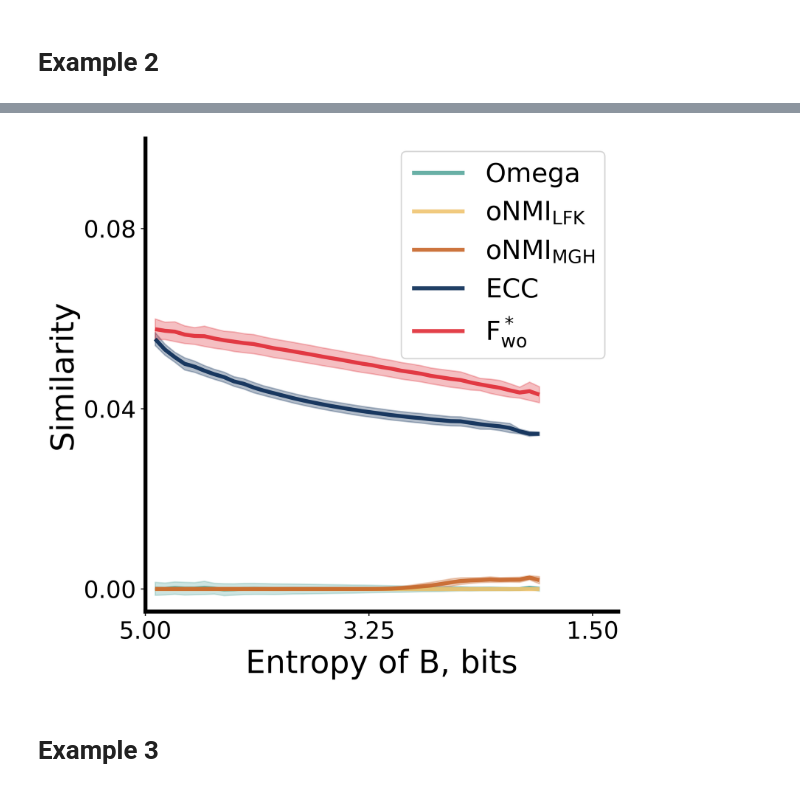
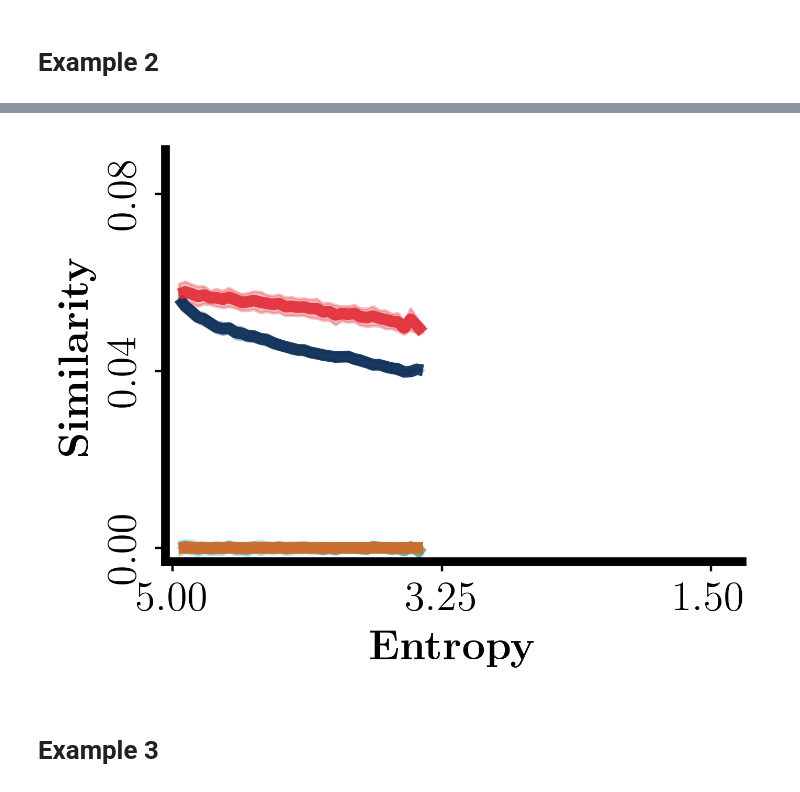
Before and after one commit to ryandewolfe33/Fstar, a Jupyter notebook: experiments/properties.ipynb, the cells around one changed output, grey strips where cells are left out. Cells and saved outputs as stored; diff of their text form; code cells hidden in the pictures.

```diff
--- a/experiments/properties.ipynb
+++ b/experiments/properties.ipynb
@@ -47,14 +53,14 @@ def hex2rgb(value):
 
 
 def set_size(w,h, ax=None):
-    """ w, h: width, height in inches """
+    """ w, h: width, height in cm """
     if not ax: ax=plt.gca()
     l = ax.figure.subplotpars.left
     r = ax.figure.subplotpars.right
     t = ax.figure.subplotpars.top
     b = ax.figure.subplotpars.bottom
-    figw = float(w)/(r-l)
-    figh = float(h)/(t-b)
+    figw = float(w)/(r-l)/2.54 #2.54 cm per inch
+    figh = float(h)/(t-b)/2.54
     ax.figure.set_size_inches(figw, figh)
 
 BiasColorDict = {}
@@ -183,4 +191,8 @@ plt.show()
 # %% [markdown]
 # Example 2
+# %%
+n_skew_points = 10**2 # increase to 10**4 to increase the entropy range as in the paper
+skew_step_size = 5*10**2
+n_bins = 40
 # %%
 %%time
@@ -242,35 +252,40 @@ Wall time: 8h 13min 11s
 # %%
 # plot results
+entropy_bins = np.load("entropy_bins.npy")
+skew_measure_means = np.load("skew_means.npy")
+skew_measure_stds = np.load("skew_stds.npy")
+
 fig, ax = plt.subplots(1,1, figsize = (6,6), dpi=400)
 
 for imeasure in range(n_measures):
     line = ax.plot(entropy_bins[:-1], skew_measure_means[imeasure], color = BiasColorDict[measure_list[imeasure]],
-                label = measure_list[imeasure], alpha = 0.9, lw = 3, dashes = [500,1])
+                label = measure_list[imeasure], alpha = 0.9, lw = 4, dashes = [500,1])
 
 for imeasure in range(n_measures):
     ax.fill_between(entropy_bins[:-1], skew_measure_means[imeasure] - skew_measure_stds[imeasure],
                     skew_measure_means[imeasure] + skew_measure_stds[imeasure],
                          color = BiasColorDict[measure_list[imeasure]], alpha = 0.3)
 
-ax.set_ylim([-0.005, 0.1])
-ax.set_xlim([5, 1.3])
-ax.set_xticks([5,3.25, 1.5])
-ax.set_yticks([0.0,0.04, 0.08])
-ax.tick_params(labelsize=18)
+ax.set_ylim([-0.003, 0.09])
+ax.set_xlim([5.05, 1.3])
+ax.set_xticks([5.,3.25, 1.5])
+ax.set_yticks([0,0.04, 0.08])
+plt.yticks(rotation=90, va="center")
+ax.tick_params(labelsize=14.4)
 
-ax.set_xlabel('Entropy of B, bits', fontsize=24)
-ax.set_ylabel('Similarity', fontsize=24)
+ax.set_xlabel(r'\Large \bf Entropy')
+ax.set_ylabel(r'\Large \bf Similarity')
 
 for spine in ['right', 'top']:
     ax.spines[spine].set_visible(False)
 for spine in ['left', 'bottom']:
     ax.spines[spine].set_linewidth(3)
 
-ax.legend(labels=measure_name, fontsize=20)
-set_size(5,5)
+#ax.legend(labels=measure_name, fontsize=20)
+set_size(7,5)
 #plt.tight_layout()
 plt.show()
 # %% [output]
-[figure, old version]
+[figure, new version]
 # %% [markdown]
 # Example 3
```
Also changed, not shown: parts of 14 cells of this notebook, 1 other file.
